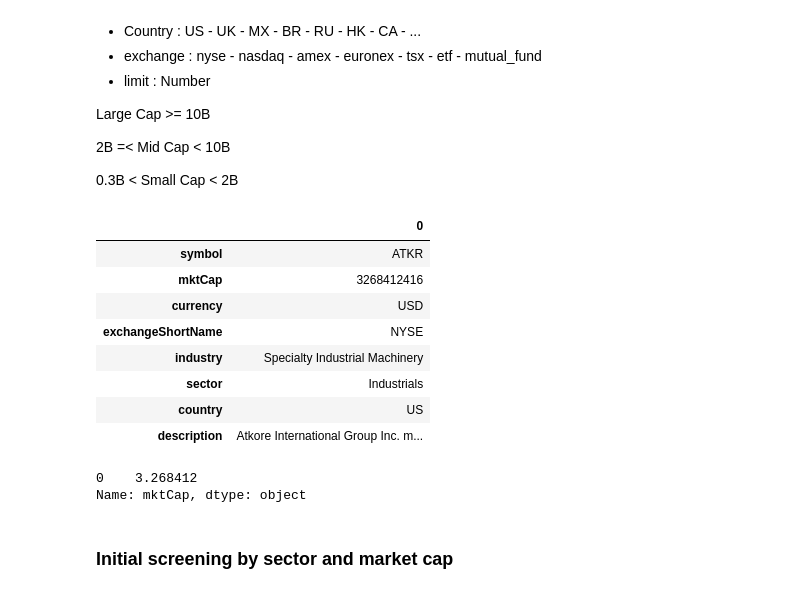
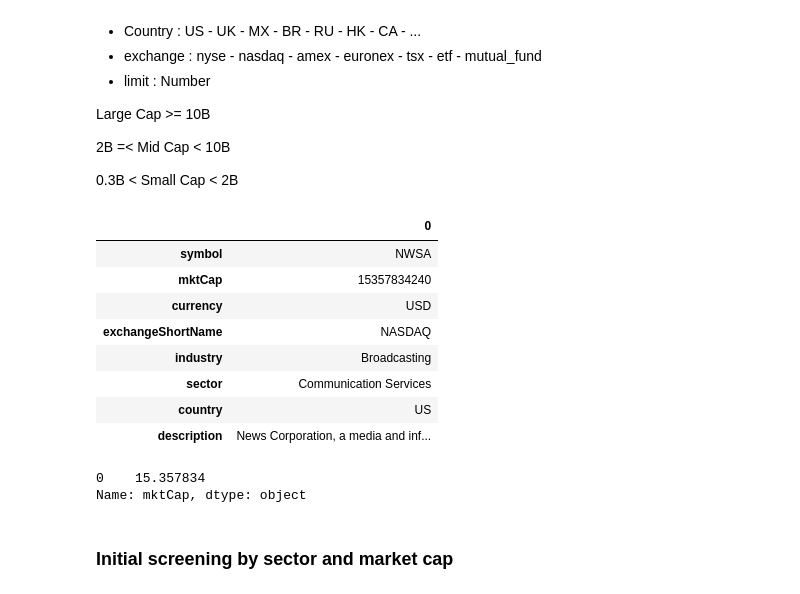
Before and after one commit to alwz1/fmp_fundamentals, a Jupyter notebook: fmp_fundamentals.ipynb, the cells around one changed output. Saved outputs shown, nothing was run; the diff lists cells and outputs as text; code cells hidden in the pictures.

```diff
--- a/fmp_fundamentals.ipynb
+++ b/fmp_fundamentals.ipynb
@@ -354,22 +329,22 @@ Large Cap >= 10B
 
 0.3B < Small Cap < 2B
 # %%
-profile = get_profile('ATKR').iloc[[0,4,9,14,15,19,20,17]]
+profile = get_profile('NWSA').iloc[[0,4,9,14,15,19,20,17]]
 profile
 # %% [output]
 |  | 0 |
-| symbol | ATKR |
-| mktCap | 3268412416 |
+| symbol | NWSA |
+| mktCap | 15357834240 |
 | currency | USD |
-| exchangeShortName | NYSE |
-| industry | Specialty Industrial Machinery |
-| sector | Industrials |
+| exchangeShortName | NASDAQ |
+| industry | Broadcasting |
+| sector | Communication Services |
 | country | US |
-| description | Atkore International Group Inc. m... |
+| description | News Corporation, a media and inf... |
 # %%
 profile.loc['mktCap']/1.0e9
 # %% [output]
-0    3.268412
+0    15.357834
 Name: mktCap, dtype: object
 # %%
 large_cap = 10000000000
```
Also changed, not shown: parts of 41 cells of this notebook.
